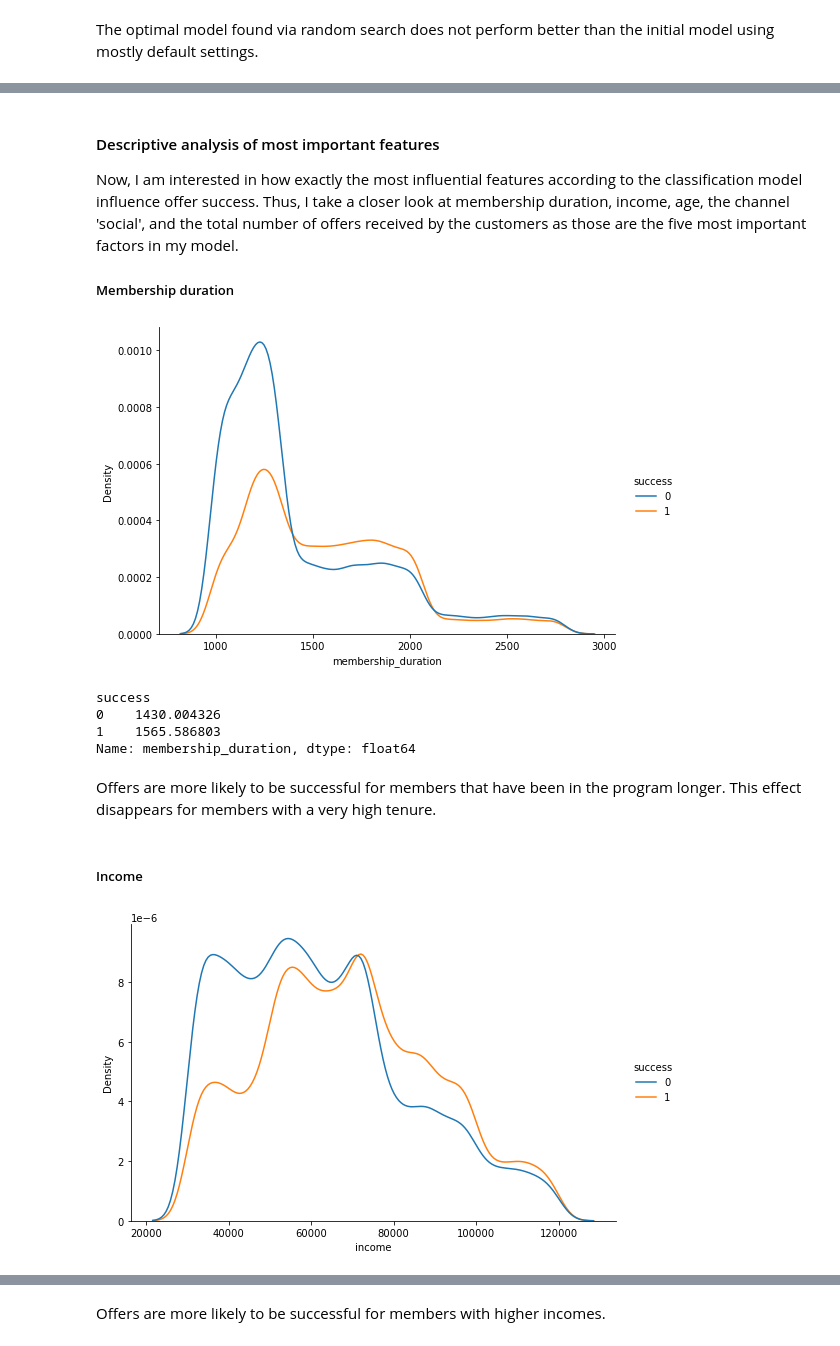
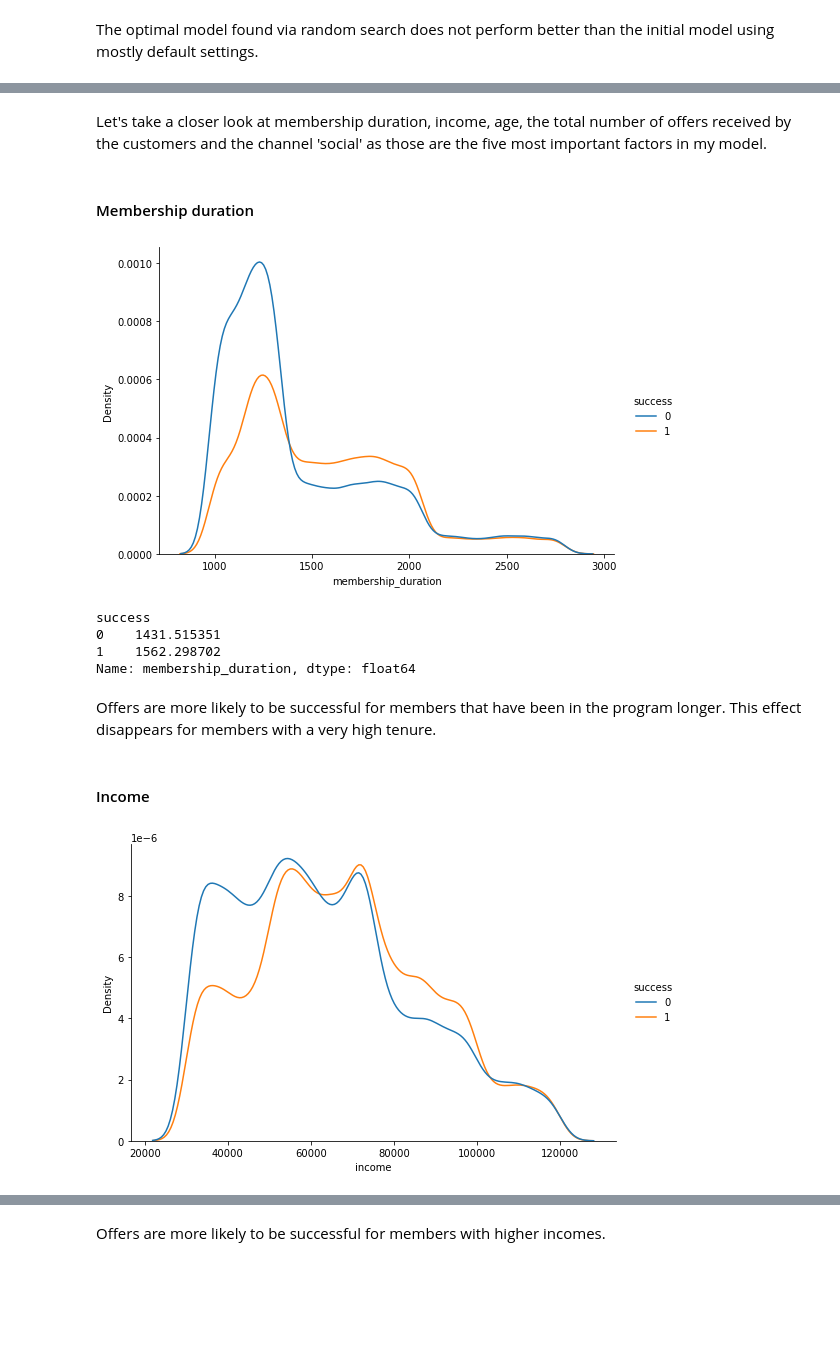
Before and after one commit to kschuessler/udacity_data_scientist_capstone_starbucks, a Jupyter notebook: Starbucks_Capstone_notebook.ipynb, the cells around one changed output, grey strips where cells are left out. Saved outputs shown, nothing was run; the diff lists cells and outputs as text; code cells hidden in the pictures; blank space fills up the shorter version.

Commit message:
Restructure and finalize data analysis

```diff
--- a/Starbucks_Capstone_notebook.ipynb
+++ b/Starbucks_Capstone_notebook.ipynb
@@ -498,0 +557,5 @@ bogo_discount.head(10)
+# %%
+info = combined[(combined['offer_type']=='informational') |(combined['event']=='transaction')]
+# %%
+info_cleaned = prepare_offer_data_transactions(info)
+info_cleaned.head(10)
@@ -498,0 +579,4 @@ bogo_discount.head(10)
+# %%
+info_test = info_cleaned.drop(columns=['amount'])
+all_offers = bogo_discount.append(info_test)
+all_offers.shape
@@ -661,27 +789,25 @@ The optimal model found via random search does not perform better than the initi
 # %% [markdown]
-#### Descriptive analysis of most important features
-
-Now, I am interested in how exactly the most influential features according to the classification model influence offer success. Thus, I take a closer look at membership duration, income, age, the channel 'social', and the total number of offers received by the customers as those are the five most important factors in my model.
-
-##### Membership duration
+Let's take a closer look at membership duration, income, age, the total number of offers received by the customers and the channel 'social' as those are the five most important factors in my model.
+# %% [markdown]
+#### Membership duration
 # %%
-outcome_by_duration = sns.displot(data=bogo_discount, x='membership_duration',
+outcome_by_duration = sns.displot(data=all_offers, x='membership_duration',
                                   kind='kde', hue='success', aspect=1.5)
 # %% [output]
-[figure, old version]
+[figure, new version]
 # %%
-bogo_discount.groupby('success')['membership_duration'].mean()
+all_offers.groupby('success')['membership_duration'].mean()
 # %% [output]
 success
-0    1430.004326
-1    1565.586803
+0    1431.515351
+1    1562.298702
 Name: membership_duration, dtype: float64
 # %% [markdown]
 Offers are more likely to be successful for members that have been in the program longer. This effect disappears for members with a very high tenure.
 # %% [markdown]
-##### Income
+#### Income
 # %%
-success_by_income = sns.displot(data=bogo_discount, x='income', kind='kde', hue='success', aspect=1.5)
+success_by_income = sns.displot(data=all_offers, x='income', kind='kde', hue='success', aspect=1.5)
 # %% [output]
-[figure, old version]
+[figure, new version]
 # %%
```
Also changed, not shown: parts of 53 cells of this notebook, 1 other file.
